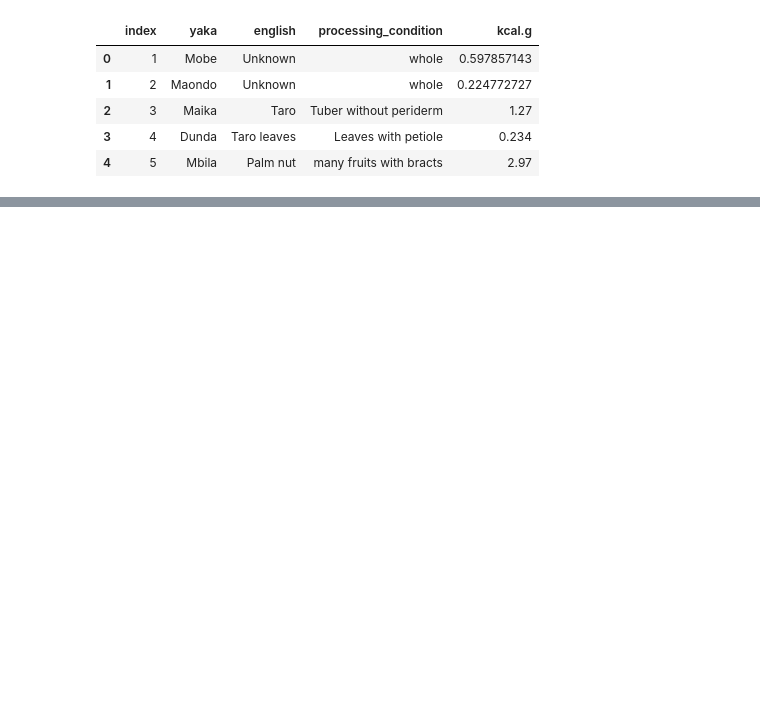
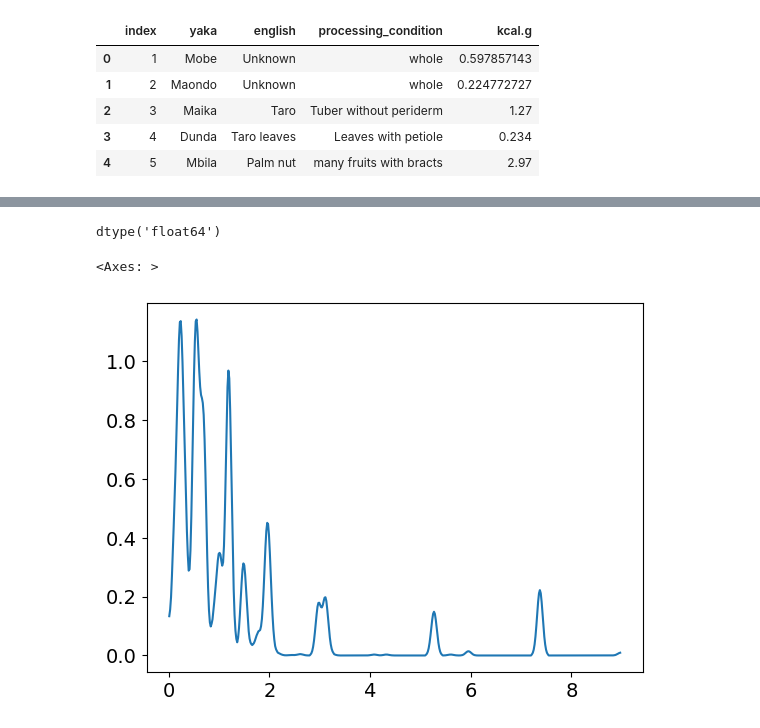
Before and after one commit to ErikRingen/foraging_returns, a Jupyter notebook: docs/EDA.ipynb, the cells around one changed output, grey strips where cells are left out. Saved outputs shown, nothing was run; the diff lists cells and outputs as text; code cells hidden in the pictures; blank space fills up the shorter version.

```diff
--- a/docs/EDA.ipynb
+++ b/docs/EDA.ipynb
@@ -85,3 +160,14 @@ df_merged.head()
 | 2 | 2018-08-01 | 1.0 | 55 | 1100.0 | 0.0 | 1030 | ediki | with inedible | 0.1225 | ... |
 | 3 | 2018-08-01 | 1.0 | 55 | 1100.0 | 0.0 | 2523 | ediki | with inedible | 0.1225 | ... |
 | 4 | 2018-08-01 | 1.0 | 55 | 1100.0 | 0.0 | 2523 | ediki | with inedible | 0.1225 | ... |
+# %%
+df_merged['kcal.g'] = pd.to_numeric(df_merged['kcal.g'], errors='coerce')
+df_merged['kcal.g'].dtypes
+# %% [output]
+dtype('float64')
+# %%
+import arviz as az
+az.plot_dist(df_merged['kcal.g'])
+# %% [output]
+<Axes: >
+[figure, added]
```
Also changed, not shown: parts of 15 cells of this notebook.
